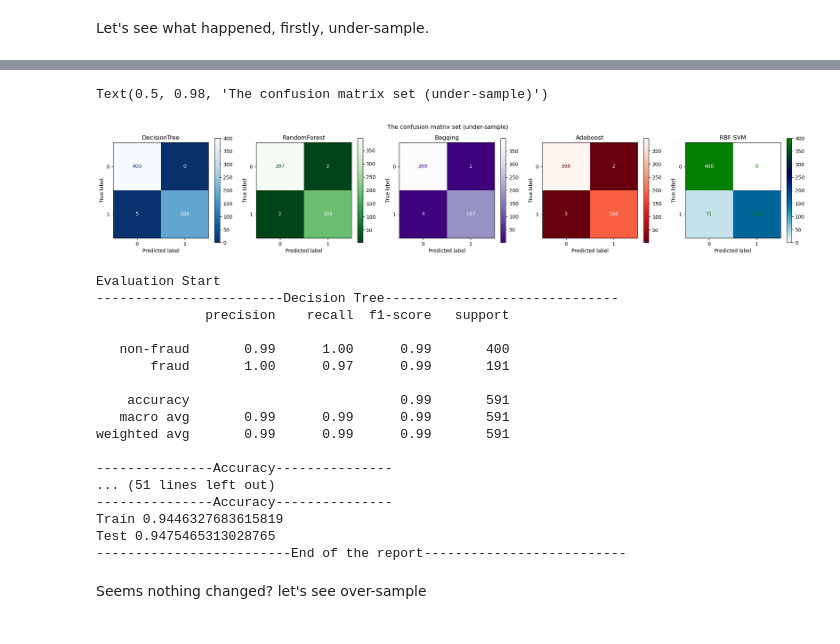
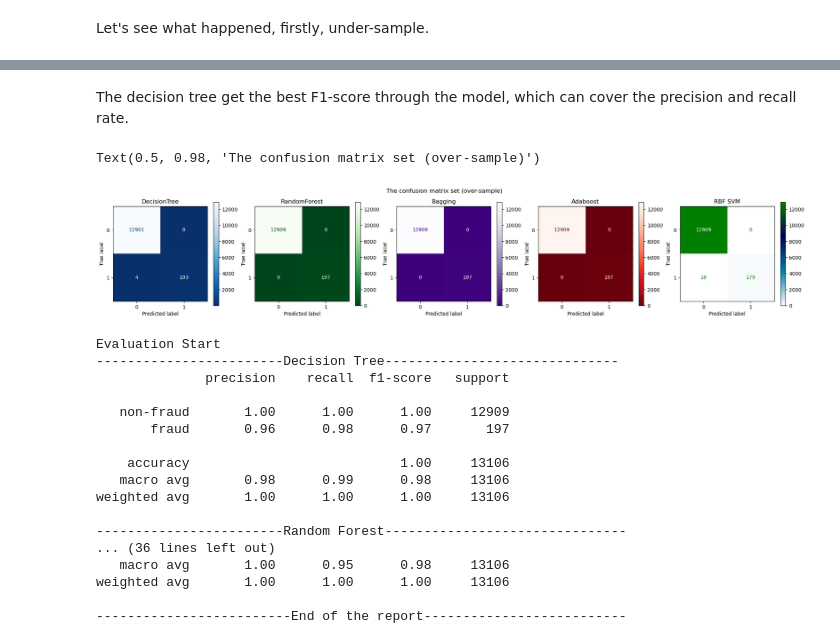
Before and after one commit to AvalonC/IS6400_Assignment_Spring2023, a Jupyter notebook: Tutorial 8/Assignment6 _57584800_WANG_Guanzhang.ipynb, the cells around one changed output, grey strips where cells are left out. Cells and saved outputs as stored; diff of their text form; code cells hidden in the pictures.

```diff
--- a/Tutorial 8/Assignment6 _57584800_WANG_Guanzhang.ipynb
+++ b/Tutorial 8/Assignment6 _57584800_WANG_Guanzhang.ipynb
@@ -411,2 +386,12 @@ Text(0.5, 1.0, 'over-sampling')
+# %%
+from imblearn.under_sampling import RandomUnderSampler
+from imblearn.over_sampling import RandomOverSampler
+
+
+X_train, X_test, Y_train, Y_test = train_test_split(X, Y, test_size=0.4, random_state=42)
+
+sampling_strategy = 0.5
+rus = RandomUnderSampler(sampling_strategy=sampling_strategy)
+X_train, Y_train = rus.fit_resample(X, Y)
 # %% [markdown]
 Let's see what happened, firstly, under-sample.
@@ -413,5 +500,8 @@ Let's see what happened, firstly, under-sample.
+# %% [markdown]
+The decision tree get the best F1-score through the model, which can cover the precision and recall rate.
 # %%
-X_train, X_test, Y_train, Y_test = train_test_split(X_res, y_res, test_size=0.4, random_state=42)
+ros = RandomOverSampler(sampling_strategy=sampling_strategy)
+X_train, Y_train= ros.fit_resample(X, Y)
 
 #DecisionTreeClassifier
 clf = DecisionTreeClassifier(max_depth=2) # number estimators is the key parameter
@@ -440,36 +530,36 @@ clf3 = clf3.fit(X_train, Y_train)
 Y_predTrain3 = clf3.predict(X_train)
 Y_predTest3 = clf3.predict(X_test)
 
 #RBF SVM
 from sklearn.svm import SVC
 np.random.seed(1)
 clf4 = SVC(kernel='rbf', gamma='scale')#gamma is the key parameter for the RBF SVM, define as 'scale' to see it's better or not
 clf4 = clf4.fit(X_train, Y_train)
 Y_predTrain4 = clf4.predict(X_train)
 Y_predTest4 = clf4.predict(X_test)
 
 fig, axs = plt.subplots(ncols=5, figsize=(25, 3.8))
 
 
 dtm = ConfusionMatrixDisplay.from_predictions(Y_test, Y_predTest, labels=clf.classes_, cmap= plt.cm.Blues_r, ax=axs[0])
 axs[0].set_title("DecisionTree")
 
 rfm = ConfusionMatrixDisplay.from_predictions(Y_test, Y_predTest1, labels=clf1.classes_, cmap= plt.cm.Greens_r, ax=axs[1])
 axs[1].set_title("RandomForest")
 
 bgm = ConfusionMatrixDisplay.from_predictions(Y_test, Y_predTest2, labels=clf2.classes_, cmap= plt.cm.Purples_r,ax=axs[2])
 axs[2].set_title("Bagging")
 
 bgm = ConfusionMatrixDisplay.from_predictions(Y_test, Y_predTest3, labels=clf3.classes_, cmap= plt.cm.Reds_r, ax=axs[3])
 axs[3].set_title("Adaboost")
 
 rsm = ConfusionMatrixDisplay.from_predictions(Y_test, Y_predTest4, labels=clf4.classes_, cmap= plt.cm.ocean_r, ax=axs[4])
 axs[4].set_title("RBF SVM")
 
-fig.suptitle("The confusion matrix set (under-sample)")
+fig.suptitle("The confusion matrix set (over-sample)")
 # %% [output]
-Text(0.5, 0.98, 'The confusion matrix set (under-sample)')
+Text(0.5, 0.98, 'The confusion matrix set (over-sample)')
-[figure, old version]
+[figure, new version]
 # %%
 from sklearn.metrics import classification_report
 
@@ -477,51 +567,39 @@ print('Evaluation Start')
 
 print("------------------------Decision Tree------------------------------")
 print(classification_report(Y_test, Y_predTest, target_names=['non-fraud','fraud']))
-print('---------------Accuracy---------------')
-print('Train', accuracy_score(Y_train,Y_predTrain))
-print('Test', accuracy_score(Y_test, Y_predTest))
+
 
 print("------------------------Random Forest-------------------------------")
 print(classification_report(Y_test, Y_predTest1, target_names=['non-fraud','fraud']))
-print('---------------Accuracy---------------')
-print('Train', accuracy_score(Y_train,Y_predTrain1))
-print('Test', accuracy_score(Y_test, Y_predTest1))
+
 
 print("---------------------------Bagging----------------------------------")
 print(classification_report(Y_test, Y_predTest2, target_names=['non-fraud','fraud']))
-print('---------------Accuracy---------------')
-print('Train', accuracy_score(Y_train,Y_predTrain2))
-print('Test', accuracy_score(Y_test, Y_predTest2))
+
 
 print("---------------------------AdaBoost---------------------------------")
 print(classification_report(Y_test, Y_predTest3, target_names=['non-fraud','fraud']))
-print('---------------Accuracy---------------')
-print('Train', accuracy_score(Y_train,Y_predTrain3))
-print('Test', accuracy_score(Y_test, Y_predTest3))
+
 
 print("---------------------------RBF SVM----------------------------------")
 print(classification_report(Y_test, Y_predTest4, target_names=['non-fraud','fraud']))
-print('---------------Accuracy---------------')
-print('Train', accuracy_score(Y_train,Y_predTrain4))
-print('Test', accuracy_score(Y_test, Y_predTest4))
+
 print("-------------------------End of the report--------------------------")
 # %% [output]
 Evaluation Start
 ------------------------Decision Tree------------------------------
               precision    recall  f1-score   support
 
-   non-fraud       0.99      1.00      0.99       400
-       fraud       1.00      0.97      0.99       191
+   non-fraud       1.00      1.00      1.00     12909
+       fraud       0.96      0.98      0.97       197
 
-    accuracy                           0.99       591
-   macro avg       0.99      0.99      0.99       591
-weighted avg       0.99      0.99      0.99       591
+    accuracy                           1.00     13106
+   macro avg       0.98      0.99      0.98     13106
+weighted avg       1.00      1.00      1.00     13106
 
----------------Accuracy---------------
-... (51 lines left out)
----------------Accuracy---------------
-Train 0.9446327683615819
-Test 0.9475465313028765
+------------------------Random Forest-------------------------------
+... (36 lines left out)
+   macro avg       1.00      0.95      0.98     13106
+weighted avg       1.00      1.00      1.00     13106
+
 -------------------------End of the report--------------------------
-# %% [markdown]
-Seems nothing changed? let's see over-sample
```
Also changed, not shown: parts of 15 cells of this notebook, 1 other file.
